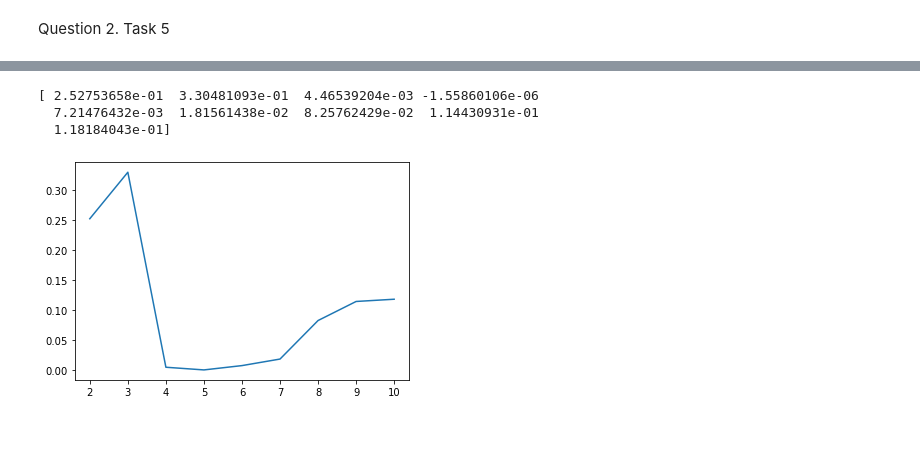
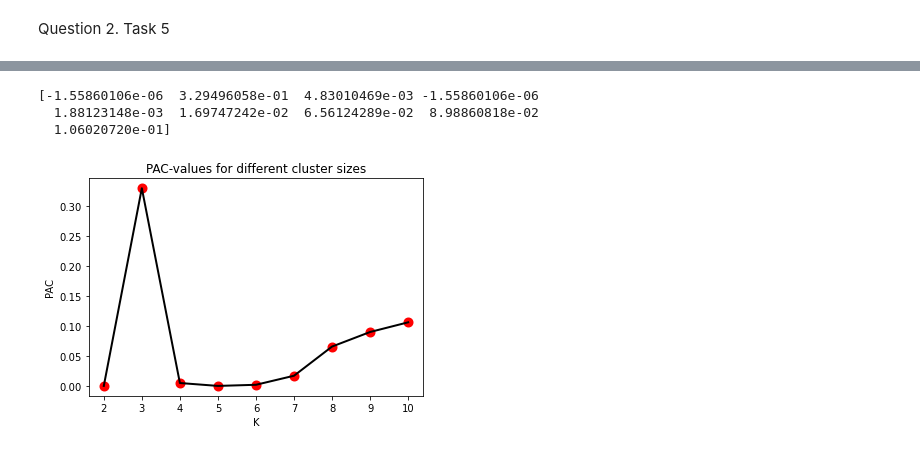
Before and after one commit to antonsandberg/Big-Data, a Jupyter notebook: Project2.ipynb, the cells around one changed output, grey strips where cells are left out. Saved outputs shown, nothing was run; the diff lists cells and outputs as text; code cells hidden in the pictures.

```diff
--- a/Project2.ipynb
+++ b/Project2.ipynb
@@ -614,10 +601,14 @@ Run number: 50 for K=7
 [figure]
 ... (6 outputs left out)
-# %%
-plt.plot(Ks, PACs)
-print(PACs)
-# %% [output]
-[ 2.52753658e-01  3.30481093e-01  4.46539204e-03 -1.55860106e-06
-  7.21476432e-03  1.81561438e-02  8.25762429e-02  1.14430931e-01
-  1.18184043e-01]
-[figure, removed]
+# %%
+plt.plot(Ks, PACs, color='black', linewidth=2)
+plt.scatter(Ks, PACs, color='red', linewidths=4)
+plt.title('PAC-values for different cluster sizes')
+plt.xlabel('K')
+plt.ylabel('PAC')
+print(PACs)
+# %% [output]
+[-1.55860106e-06  3.29496058e-01  4.83010469e-03 -1.55860106e-06
+  1.88123148e-03  1.69747242e-02  6.56124289e-02  8.98860818e-02
+  1.06020720e-01]
+[figure, added]
```
Also changed, not shown: parts of 14 cells of this notebook.
